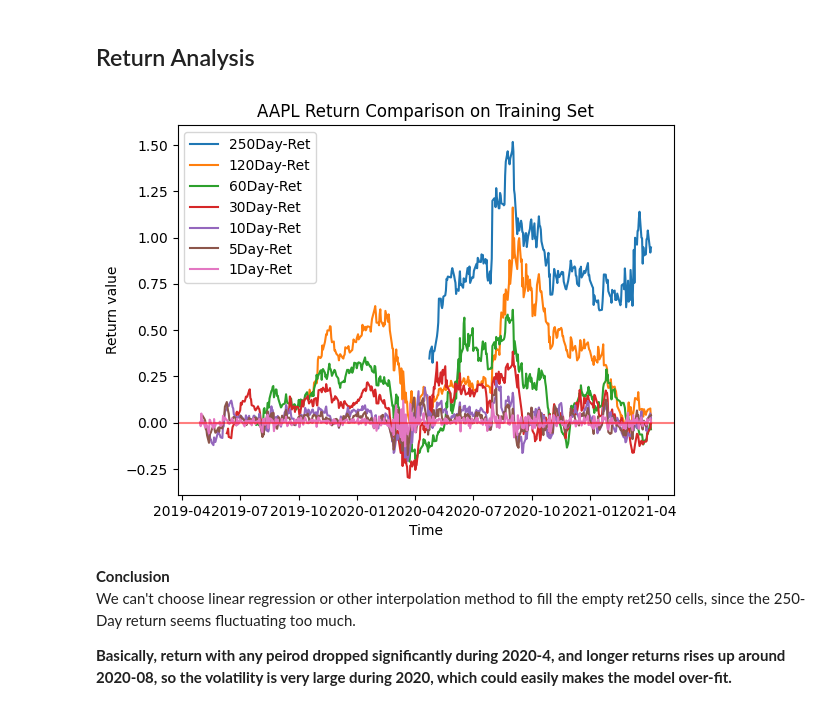
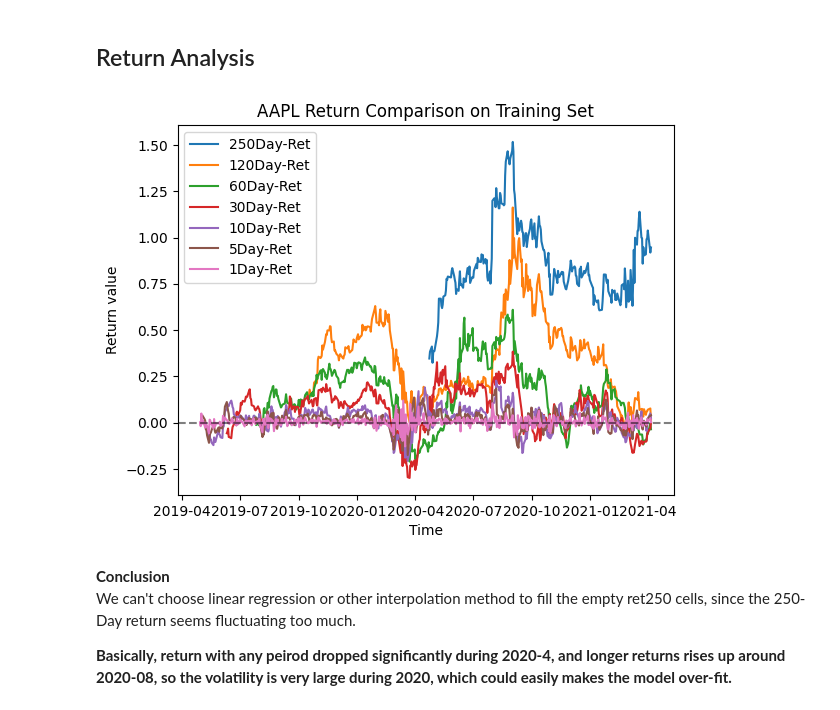
Before and after one commit to ShiweiHe0713/RegressionBased-ESG_Company_Trading, a Jupyter notebook: modeling.ipynb, the cells around one changed output. Saved outputs shown, nothing was run; the diff lists cells and outputs as text; code cells hidden in the pictures.

```diff
--- a/modeling.ipynb
+++ b/modeling.ipynb
@@ -77,22 +77,22 @@ holdout_set = df[df['Date'] > split_ts]
 # %%
 empty_row = training_set.isna().any(axis=1)
 plt.plot(training_set['Date'], training_set['AAPL_Px_ret250'], label="250Day-Ret")
 plt.plot(training_set['Date'], training_set['AAPL_Px_ret120'], label="120Day-Ret")
 plt.plot(training_set['Date'], training_set['AAPL_Px_ret60'], label="60Day-Ret")
 plt.plot(training_set['Date'], training_set['AAPL_Px_ret30'], label="30Day-Ret")
 plt.plot(training_set['Date'], training_set['AAPL_Px_ret10'], label="10Day-Ret")
 plt.plot(training_set['Date'], training_set['AAPL_Px_ret5'], label="5Day-Ret")
 plt.plot(training_set['Date'], training_set['AAPL_Px_ret1'], label="1Day-Ret")
 
-plt.axhline(y=0, color="red", alpha=0.5)
+plt.axhline(y=0, color="black", alpha=0.5, linestyle='dashed')
 
 plt.legend()
 plt.title("AAPL Return Comparison on Training Set")
 plt.xlabel("Time")
 plt.ylabel("Return value")
 plt.show()
 # %% [output]
-[figure, old version]
+[figure, new version]
 # %% [markdown]
 **Conclusion** <br>
 We can't choose linear regression or other interpolation method to fill the empty ret250 cells, since the 250-Day return seems fluctuating too much. <br>
```
Also changed, not shown: parts of 5 cells of this notebook, 4 other files.
